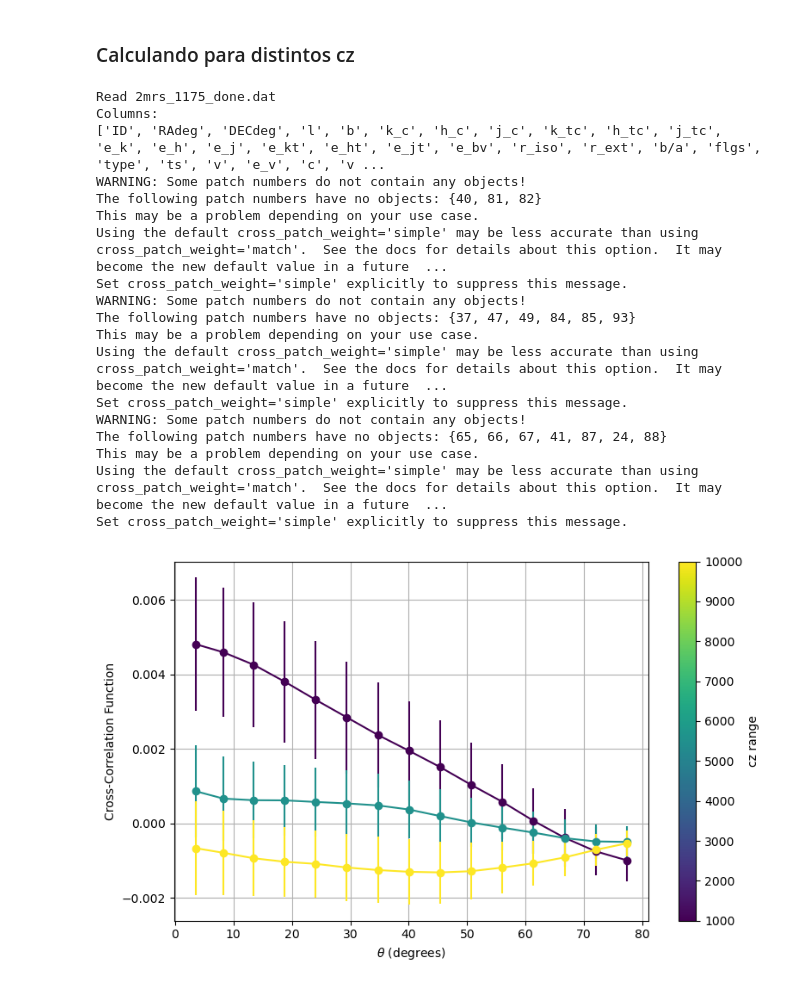
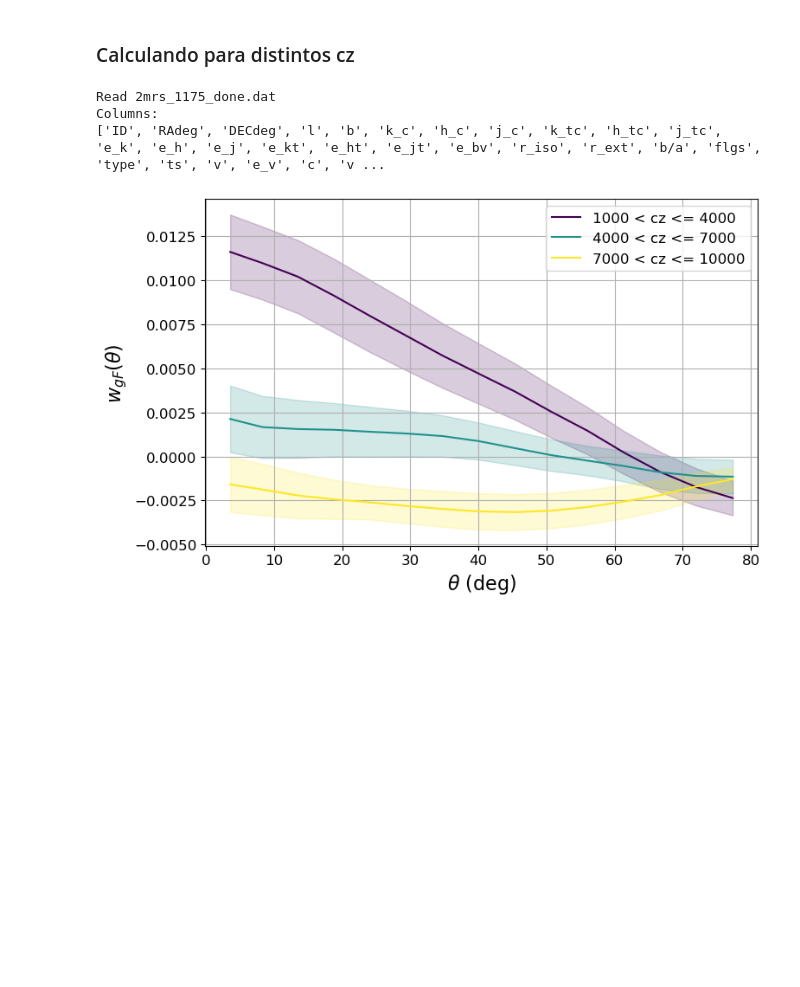
Before and after one commit to FedeDavilaKurban/Auger, a Jupyter notebook: GalFlux_correlation.ipynb, the cells around one changed output. Drawn from its saved outputs; the diff is of its cells as text; code cells hidden in the pictures; blank space fills up the shorter version.

Commit message:
correlations plot

```diff
--- a/GalFlux_correlation.ipynb
+++ b/GalFlux_correlation.ipynb
@@ -343,9 +343,9 @@ config = {
     "bin_type": 'Linear',
     "brute": False,
     "metric": 'Arc',
-    "var_method": 'jackknife',
-    "num_bootstrap": 500
-    #"cross_patch_weight": 'geom'
+    "var_method": 'bootstrap',
+    "num_bootstrap": 50,
+    "cross_patch_weight": 'geom'
 }
 
 """
@@ -371,7 +371,7 @@ flux_val = flux_cat[:, 2]
 
 # Create flux catalog for treecorr
 fcat = treecorr.Catalog(ra=flux_ra, dec=flux_dec, k=flux_val,
-                        ra_units='deg', dec_units='deg', npatch=100)
+                        ra_units='deg', dec_units='deg', npatch=10)
 
 """
 CALCULATE CORRELATIONS FOR CZ SLICES
@@ -390,56 +390,57 @@ for i, (cz_min, cz_max) in enumerate(cz_slices):
         print(f"No galaxies found in cz range {cz_min} < cz <= {cz_max}")
         continue
 
     # Generate random catalog for the current slice
     rand_ra, rand_dec = generate_RanCat(len(gxs_slice)*10, dec_min=-90, dec_max=45)
 
     # Create treecorr catalogs for the current slice
     gcat_slice = treecorr.Catalog(ra=gxs_slice['_RAJ2000'], dec=gxs_slice['_DEJ2000'],
-                                  ra_units='deg', dec_units='deg', npatch=100)
+                                  ra_units='deg', dec_units='deg', npatch=10)
     rand_cat = treecorr.Catalog(ra=rand_ra, dec=rand_dec,
                                 ra_units='deg', dec_units='deg', patch_centers=gcat_slice.patch_centers)
 
     # Calculate correlations
     nk = treecorr.NKCorrelation(config)
     rk = treecorr.NKCorrelation(config)
     nk.process(gcat_slice, fcat)
     rk.process(rand_cat, fcat)
     xi, varxi = nk.calculateXi(rk=rk)
 
+    xi = xi / flux_val.mean()  # Normalize by mean flux value
     # Plot with color gradient
-    plt.errorbar(nk.meanr, xi, yerr=varxi**.5, fmt='o-', color=colors[i],
-                 label=f'{cz_min} < cz <= {cz_max}')
+    # plt.errorbar(nk.meanr, xi/flux_val.mean(), yerr=varxi**.5, fmt='o-', color=colors[i],
+    #              label=f'{cz_min} < cz <= {cz_max}')
+    plt.fill_between(nk.meanr, xi - varxi**0.5, xi + varxi**0.5,
+                     color=colors[i], alpha=0.2)  # Add error band
+    plt.plot(nk.meanr, xi, color=colors[i], label=f'{cz_min} < cz <= {cz_max}')
+
+# Set font sizes
+plt.rcParams.update({
+    'font.size': 14,          # default text size
+    'axes.labelsize': 16,     # x/y labels
+    'axes.titlesize': 18,     # plot titles
+    'xtick.labelsize': 12,    # x tick labels
+    'ytick.labelsize': 12,    # y tick labels
+    'legend.fontsize': 12     # legend text
+})
 
 # Add colorbar using a dummy ScalarMappable
-norm = plt.Normalize(vmin=cz_slices[0][0], vmax=cz_slices[-1][1])
-sm = plt.cm.ScalarMappable(cmap='viridis', norm=norm)
-sm.set_array([])  # dummy array
-cbar = fig.colorbar(sm, ax=ax)
-cbar.set_label('cz range')
+# norm = plt.Normalize(vmin=cz_slices[0][0], vmax=cz_slices[-1][1])
+# sm = plt.cm.ScalarMappable(cmap='viridis', norm=norm)
+# sm.set_array([])  # dummy array
+# cbar = fig.colorbar(sm, ax=ax)
+# cbar.set_label('cz range')
 
 # Finalize plot
-ax.set_xlabel(r'$\theta$ (degrees)')
-ax.set_ylabel('Cross-Correlation Function')
+ax.set_xlabel(r'$\theta$ (deg)')
+ax.set_ylabel(r'$w_{gF}(\theta)$')
 ax.grid()
+ax.legend(loc='upper right')
 plt.tight_layout()
+plt.savefig('gal_flux_correlation.png', dpi=300)  # Save the figure
 plt.show()
 # %% [output]
 Read 2mrs_1175_done.dat
 Columns:
 ['ID', 'RAdeg', 'DECdeg', 'l', 'b', 'k_c', 'h_c', 'j_c', 'k_tc', 'h_tc', 'j_tc', 'e_k', 'e_h', 'e_j', 'e_kt', 'e_ht', 'e_jt', 'e_bv', 'r_iso', 'r_ext', 'b/a', 'flgs', 'type', 'ts', 'v', 'e_v', 'c', 'v ...
-WARNING: Some patch numbers do not contain any objects!
-The following patch numbers have no objects: {40, 81, 82}
-This may be a problem depending on your use case.
-Using the default cross_patch_weight='simple' may be less accurate than using cross_patch_weight='match'.  See the docs for details about this option.  It may become the new default value in a future  ...
-Set cross_patch_weight='simple' explicitly to suppress this message.
-WARNING: Some patch numbers do not contain any objects!
-The following patch numbers have no objects: {37, 47, 49, 84, 85, 93}
-This may be a problem depending on your use case.
-Using the default cross_patch_weight='simple' may be less accurate than using cross_patch_weight='match'.  See the docs for details about this option.  It may become the new default value in a future  ...
-Set cross_patch_weight='simple' explicitly to suppress this message.
-WARNING: Some patch numbers do not contain any objects!
-The following patch numbers have no objects: {65, 66, 67, 41, 87, 24, 88}
-This may be a problem depending on your use case.
-Using the default cross_patch_weight='simple' may be less accurate than using cross_patch_weight='match'.  See the docs for details about this option.  It may become the new default value in a future  ...
-Set cross_patch_weight='simple' explicitly to suppress this message.
-[figure, old version]
+[figure, new version]
```
Also changed, not shown: parts of 1 cell of this notebook, 3 other files.
